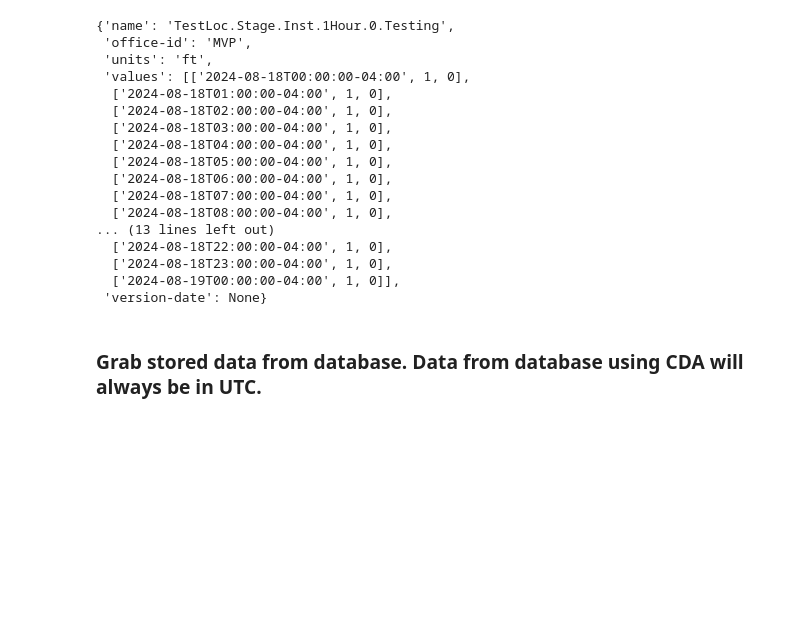
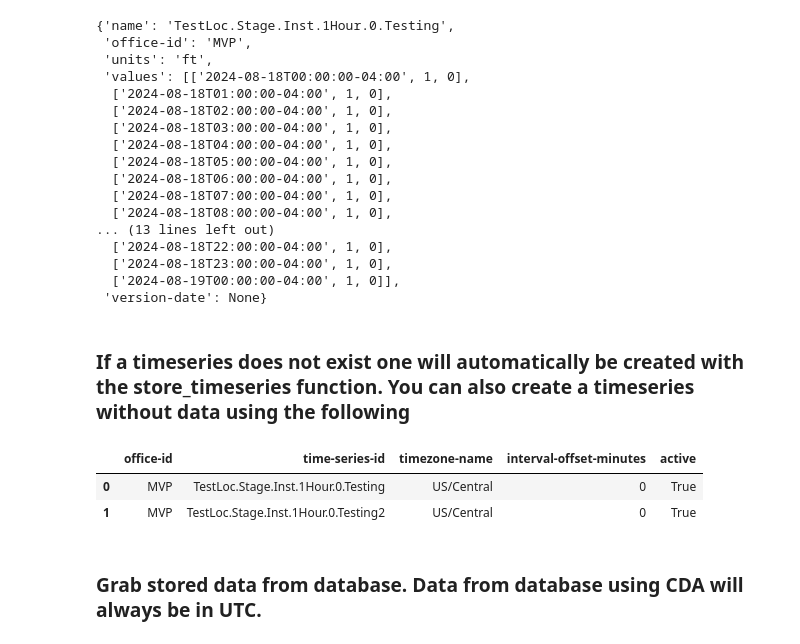
Before and after one commit to HydrologicEngineeringCenter/cwms-python, a Jupyter notebook: examples/01_cwms_timeseries_location_examples.ipynb, the cells around one changed output. Saved outputs shown, nothing was run; the diff lists cells and outputs as text; code cells hidden in the pictures; blank space fills up the shorter version.

```diff
--- a/examples/01_cwms_Location_timeseries_examples.ipynb
+++ b/examples/01_cwms_timeseries_location_examples.ipynb
@@ -217,3 +223,5 @@ ts_json
  'version-date': None}
 # %%
 cwms.store_timeseries(data = ts_json)
+# %% [markdown]
+### If a timeseries does not exist one will automatically be created with the store_timeseries function.  You can also create a timeseries without data using the following
@@ -220,3 +239,11 @@ cwms.store_timeseries(data = ts_json)
+# %%
+ts_ids = cwms.get_timeseries_identifiers(office_id=office_id,timeseries_id_regex=f"{Loc_name}.Stage.*")
+# %%
+ts_ids.df
+# %% [output]
+|  | office-id | time-series-id | timezone-name | interval-offset-minutes | active |
+| 0 | MVP | TestLoc.Stage.Inst.1Hour.0.Testing | US/Central | 0 | True |
+| 1 | MVP | TestLoc.Stage.Inst.1Hour.0.Testing2 | US/Central | 0 | True |
 # %% [markdown]
 ### Grab stored data from database.  Data from database using CDA will always be in UTC.
 # %%
```
Also changed, not shown: parts of 22 cells of this notebook, 8 other files.
